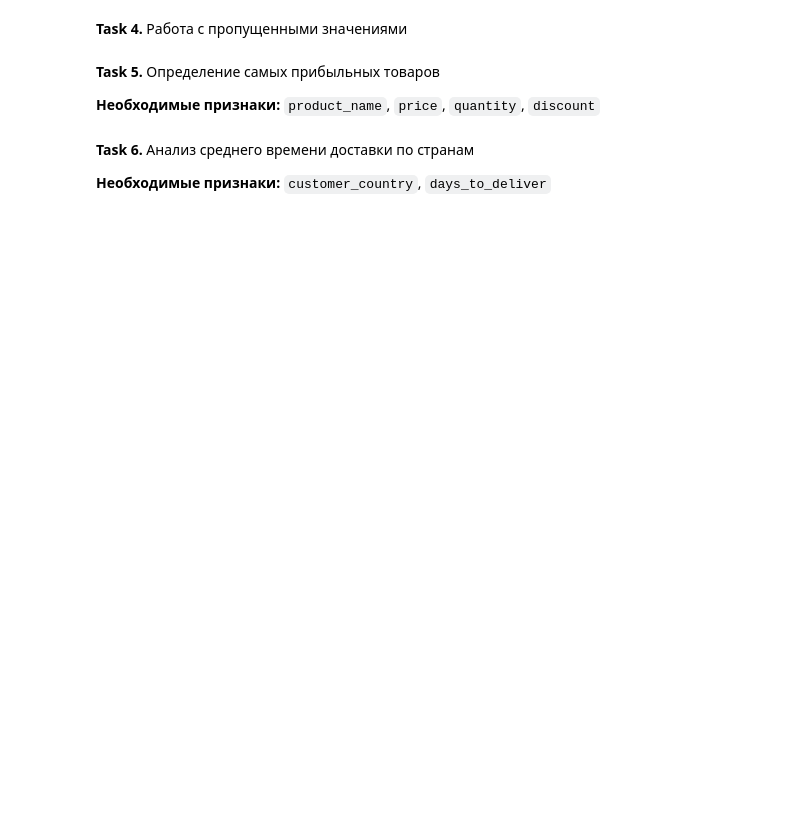
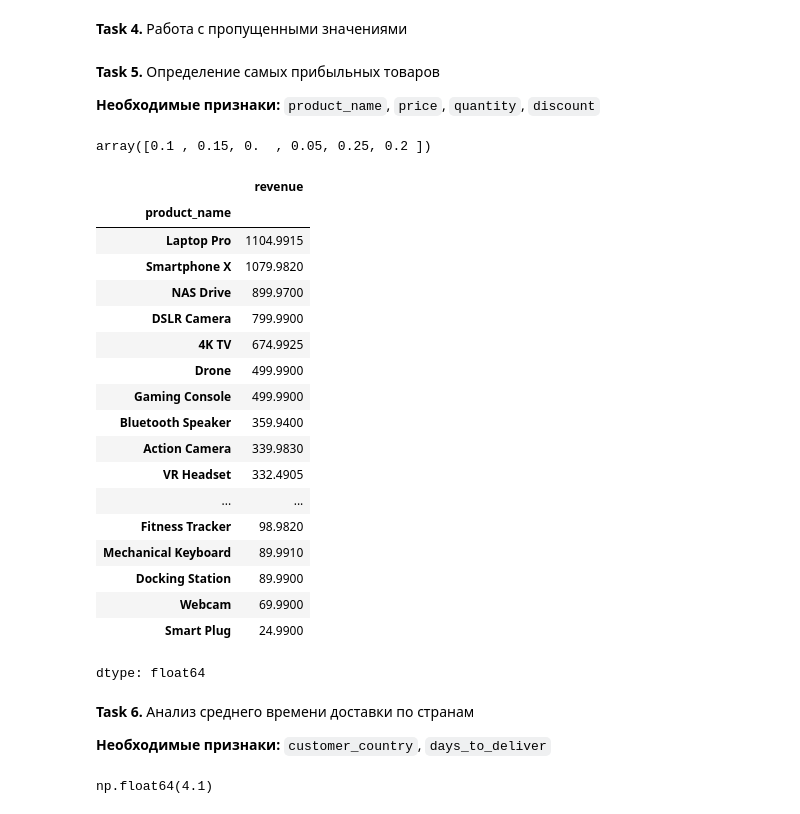
Before and after one commit to cpython-projects/da_1709, a Jupyter notebook: lesson_12_hw.ipynb, the cells around one changed output. Cells and saved outputs as stored; diff of their text form; code cells hidden in the pictures; blank space fills up the shorter version.

```diff
--- a/lesson_12_hw.ipynb
+++ b/lesson_12_hw.ipynb
@@ -44,0 +188,7 @@
+# %%
+df.drop(columns=['customer_country'], inplace=True)
+# %%
+df['payment_method'] = df['payment_method'].astype('category')
+df['delivery_status'] = df['delivery_status'].astype('category')
+df['customer_city'] = df['customer_city'].astype('category')
+df['customer_state'] = df['customer_state'].astype('category')
@@ -45,10 +202,44 @@
 # %% [markdown]
 **Task 4.** Работа с пропущенными значениями
+# %%
+df['discount'] = df.discount.fillna(0)
 # %% [markdown]
 **Task 5.** Определение самых прибыльных товаров
 
 **Необходимые признаки:** `product_name`, `price`, `quantity`, `discount`
+# %%
+df.discount.unique()
+# %% [output]
+array([0.1 , 0.15, 0.  , 0.05, 0.25, 0.2 ])
+# %%
+df['revenue'] = df['price'] * df['quantity'] * (1 - df['discount'])
+# %%
+df.groupby('product_name')['revenue'].sum().sort_values(ascending=False)
+# %% [output]
+|  | revenue |
+| product_name |  |
+| Laptop Pro | 1104.9915 |
+| Smartphone X | 1079.9820 |
+| NAS Drive | 899.9700 |
+| DSLR Camera | 799.9900 |
+| 4K TV | 674.9925 |
+| Drone | 499.9900 |
+| Gaming Console | 499.9900 |
+| Bluetooth Speaker | 359.9400 |
+| Action Camera | 339.9830 |
+| VR Headset | 332.4905 |
+| ... | ... |
+| Fitness Tracker | 98.9820 |
+| Mechanical Keyboard | 89.9910 |
+| Docking Station | 89.9900 |
+| Webcam | 69.9900 |
+| Smart Plug | 24.9900 |
+dtype: float64
 # %% [markdown]
 **Task 6.** Анализ среднего времени доставки по странам
 
 **Необходимые признаки:** `customer_country`, `days_to_deliver`
+# %%
+df.days_to_deliver.mean()
+# %% [output]
+np.float64(4.1)
```
Also changed, not shown: parts of 22 cells of this notebook.
